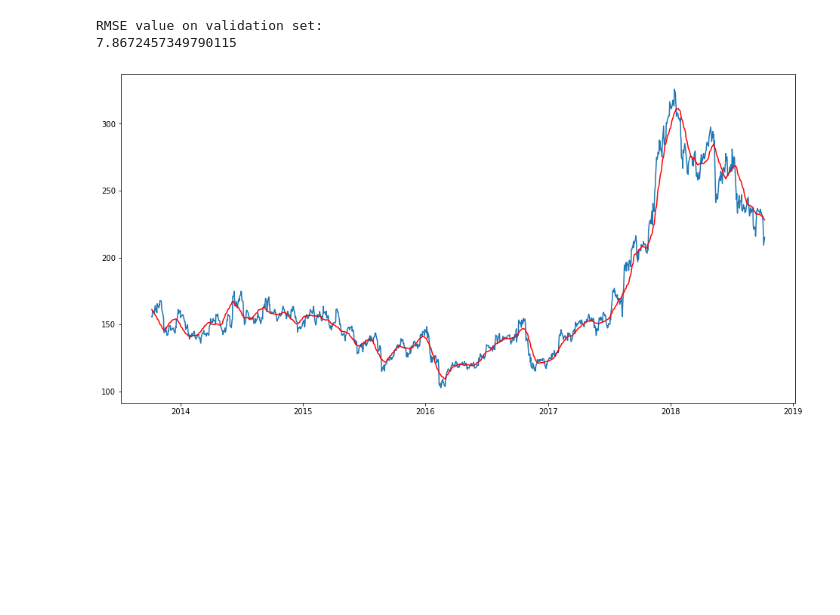
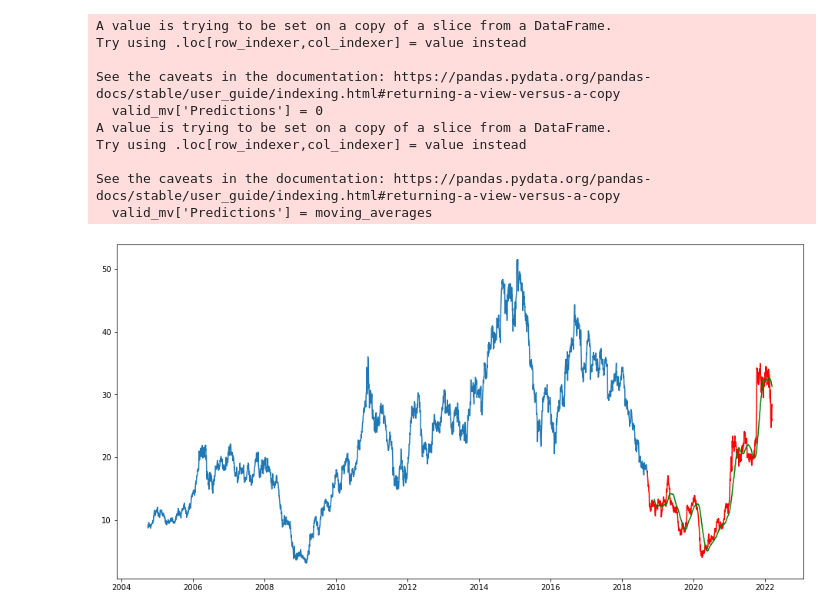
Before and after one commit to ShivangModi/StockStalkers, a Jupyter notebook: Moving Average.ipynb, the cells around one changed output. Drawn from its saved outputs; the diff is of its cells as text; code cells hidden in the pictures; blank space fills up the shorter version.

```diff
--- a/Moving Average.ipynb
+++ b/Moving Average.ipynb
@@ -4,4 +5,5 @@ import numpy as np
 # %%
 import matplotlib.pyplot as plt
 # %%
-df = pd.read_csv('NSE_TataGlobal.csv')
+#df = pd.read_csv('NSE_TataGlobal.csv')
+data = yf.download('TTM').reset_index()
@@ -82,5 +82,12 @@ plt.show() # label ?
 # %%
-df_split = df.sample(frac=0.98, random_state=0)
-df_split = df_split.sort_values(by='Date')
-df_split
+split = int(len(data) * 0.8)
+train = data[:split]
+valid = data[split:]
+
+print(split)
+print(len(data))
+print(len(valid['Date']))
+#df_split = df.sample(frac=0.98, random_state=0)
+#df_split = df_split.sort_values(by='Date')
+#df_split
 # %% [output]
@@ -101,12 +97,14 @@ df_split
 # %%
 # close value from df
-window_size = 25 # 2%
+window_size = 50 # 2%
 
-i = 1209 # 98%
+i = len(data)-50 # 98%
 moving_averages = []
-while i > -1: #i < len(df['Close']) - window_size:
-    window = df['Close'][i : i + window_size] #  e.g. 248 will not count
+while i > len(train['Date']): #i < len(df['Close']) - window_size:
+    window = data['Close'][i : i + window_size] #  e.g. 248 will not count # split 3519 : 3519 + 15
     window_average = round(sum(window) / window_size, 2)
     moving_averages.append(window_average)
     i = i - 1
     #print(moving_averages)
+print(moving_averages)
+moving_averages.reverse()
@@ -117,8 +118,0 @@ print(len(moving_averages))
-# %%
-# checking the results (RMSE value)
-rms=np.sqrt(np.mean(np.power((np.array(df_split['Close'])-moving_averages),2)))
-print('RMSE value on validation set:')
-print(rms)
-# %% [output]
-RMSE value on validation set:
-7.8672457349790115
@@ -126,12 +126,29 @@ RMSE value on validation set:
 # Just checking the RMSE does not help us to understand how the model work.
 # %%
 plt.figure(figsize=(16,8))
-plt.plot(df_split['date'], df_split['Close'])
+plt.plot(train['Date'], train['Close'])
+plt.plot(valid['Date'], valid['Close'], color='red')
 
-df_split['Predictions'] = 0
-df_split['Predictions'] = moving_averages
-plt.plot(df_split['date'], df_split['Predictions'], color='red')
+#split_mv = len(valid['Date'])-10
+#train_mv = data[:split]
+valid_mv = data[split+50:]
+
+#print(len(valid_mv))
+valid_mv['Predictions'] = 0
+valid_mv['Predictions'] = moving_averages
+
+plt.plot(valid_mv['Date'], valid_mv['Predictions'], color='green')
 
 plt.show()
 # %% [output]
+A value is trying to be set on a copy of a slice from a DataFrame.
+Try using .loc[row_indexer,col_indexer] = value instead
+
+See the caveats in the documentation: https://pandas.pydata.org/pandas-docs/stable/user_guide/indexing.html#returning-a-view-versus-a-copy
+  valid_mv['Predictions'] = 0
+A value is trying to be set on a copy of a slice from a DataFrame.
+Try using .loc[row_indexer,col_indexer] = value instead
+
+See the caveats in the documentation: https://pandas.pydata.org/pandas-docs/stable/user_guide/indexing.html#returning-a-view-versus-a-copy
+  valid_mv['Predictions'] = moving_averages
-[figure, old version]
+[figure, new version]
```
Also changed, not shown: parts of 12 cells of this notebook.
